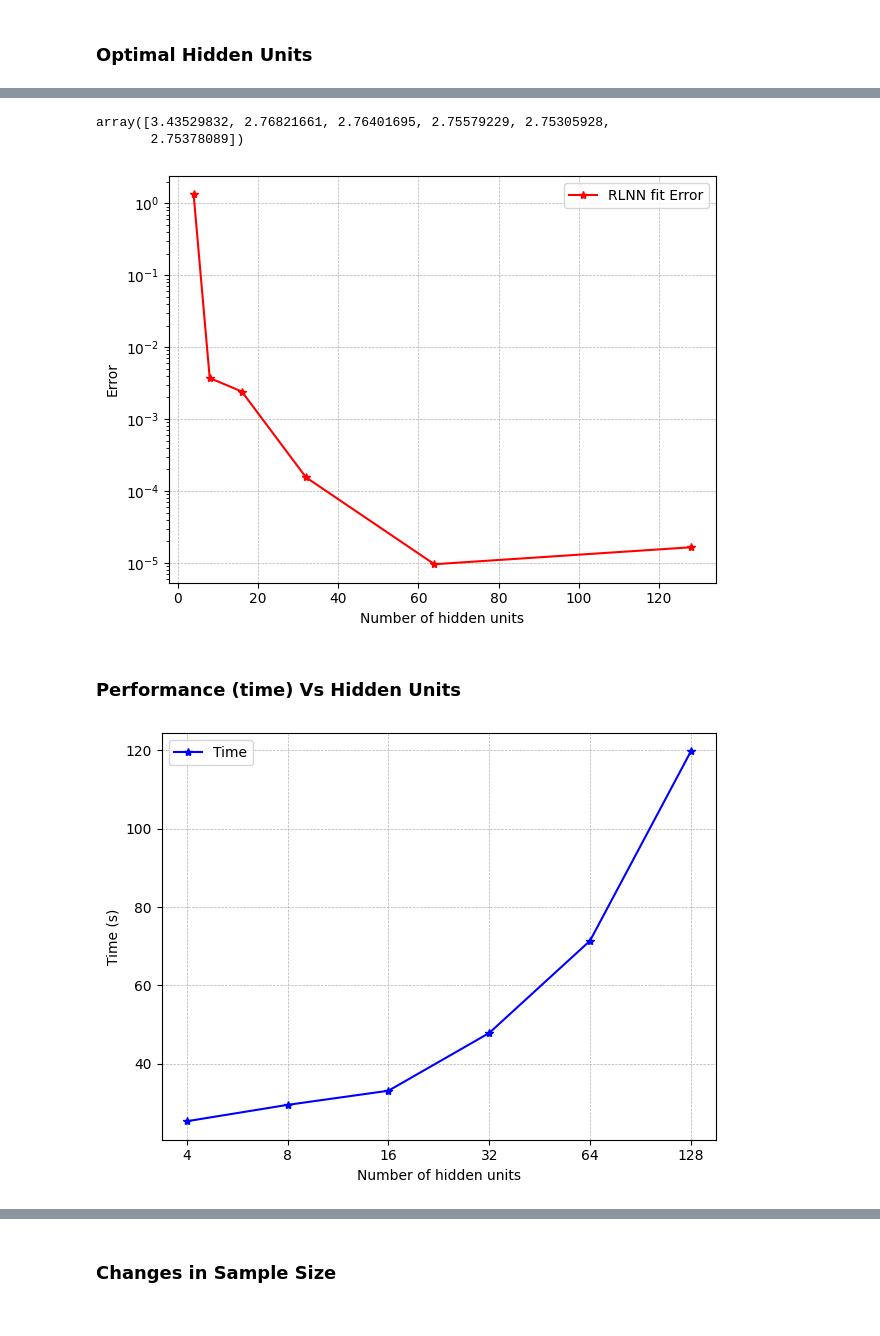
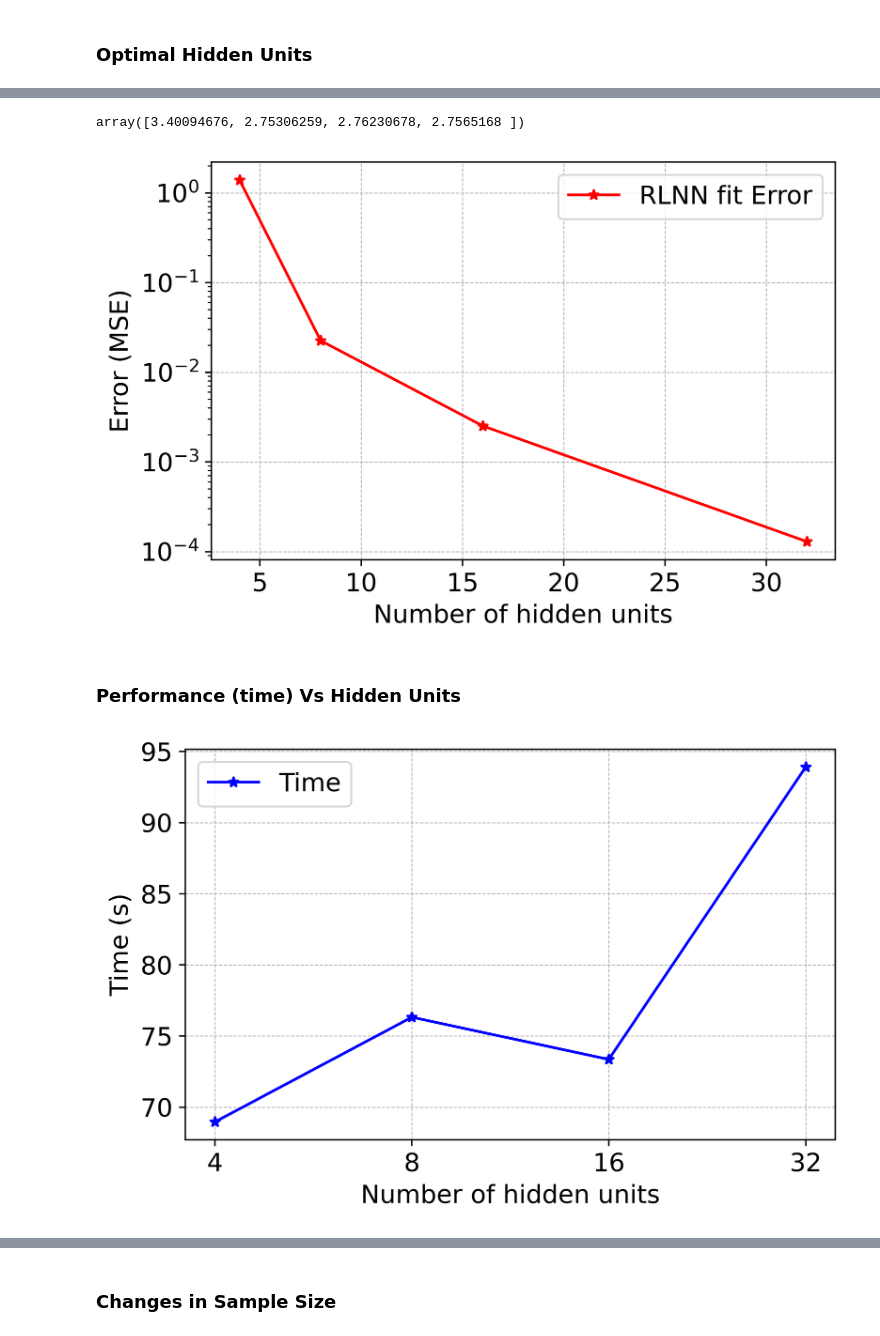
Before and after one commit to NitaiNijholt/SemiStaticReplicationNeuralNet, a Jupyter notebook: Midterm_results/Final_Bermu_RLNN_inc_midterm_experiments.ipynb, the cells around one changed output, grey strips where cells are left out. Saved outputs shown, nothing was run; the diff lists cells and outputs as text; code cells hidden in the pictures.

```diff
--- a/Midterm_results/Final_Bermu_RLNN_inc_midterm_experiments.ipynb
+++ b/Midterm_results/Final_Bermu_RLNN_inc_midterm_experiments.ipynb
@@ -268,5 +276,5 @@ option_price, weights, error = RLNN_Algo(S0, K, mu, sigma, M, N, T, 'put', 4, le
 # %%
-hidden_units = list([4, 8, 16, 32, 64, 128])
+hidden_units = list([4, 8, 16, 32])
 option_prices = []
 times = []
 errors = []
@@ -283,7 +314,7 @@ KeyboardInterrupt:
 # %% [markdown]
 ### Optimal Hidden Units
 # %%
-hidden_units = [4, 8, 16, 32, 64, 128]
+hidden_units = [4, 8, 16, 32]
 option_prices = []
 times = []
 errors = []
@@ -397,25 +422,27 @@ errors = np.array(errors)
 # %%
 option_prices
 # %% [output]
-array([3.43529832, 2.76821661, 2.76401695, 2.75579229, 2.75305928,
-       2.75378089])
+array([3.40094676, 2.75306259, 2.76230678, 2.7565168 ])
 # %%
-
+plt.figure(dpi=500, figsize=(6, 4))
+plt.rc('font', size=14)
 plt.plot(hidden_units[:], errors[:],label='RLNN fit Error', marker='*', color='r')
 plt.yscale('log')
 plt.xlabel('Number of hidden units')
-plt.ylabel('Error')
+plt.ylabel('Error (MSE)')
 # Add grid and legend
 plt.legend()
 plt.tight_layout()
 plt.grid(True, linestyle="--", linewidth=0.5)
 plt.savefig('Error_vs_Hidden_units.png')
 # %% [output]
-[figure, old version]
+[figure, new version]
 # %% [markdown]
 ### Performance (time) Vs Hidden Units
 # %%
-
+# Create the plot
+plt.figure(dpi=500, figsize=(6, 4))
+plt.rc('font', size=14)
 plt.plot(hidden_units, times, label='Time', marker='*', color='b')
 plt.xscale('log', base=2)
 # Customize ticks to show 2, 4, 8, etc.
@@ -433,4 +460,4 @@ plt.tight_layout()
 plt.savefig('Time_vs_Hidden_units.png')
 plt.show()
 # %% [output]
-[figure, old version]
+[figure, new version]
```
Also changed, not shown: parts of 50 cells of this notebook.
